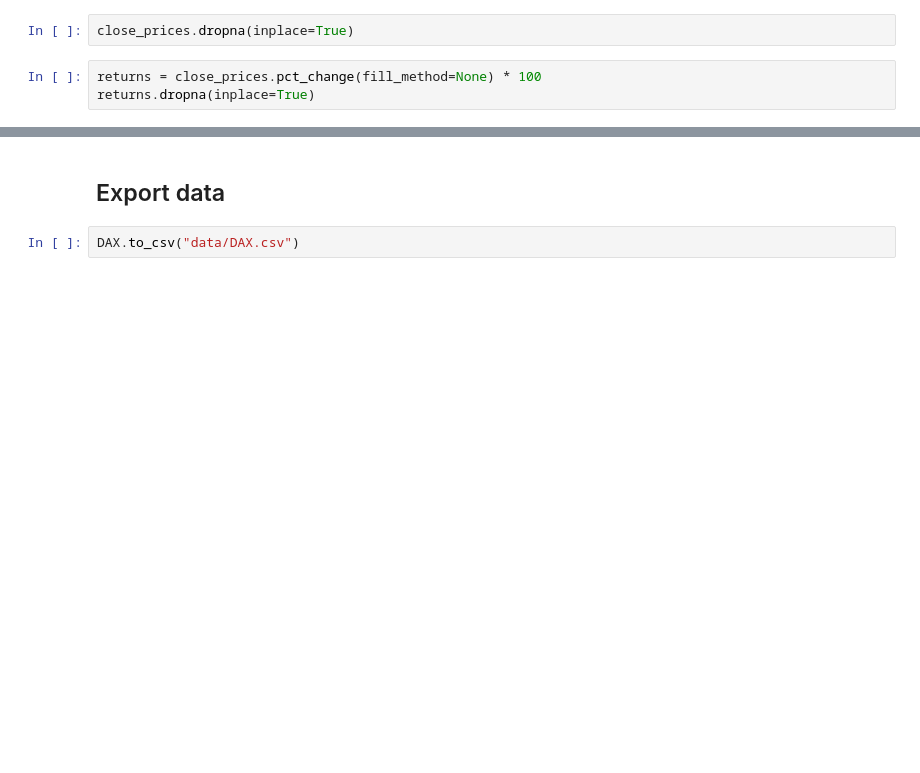
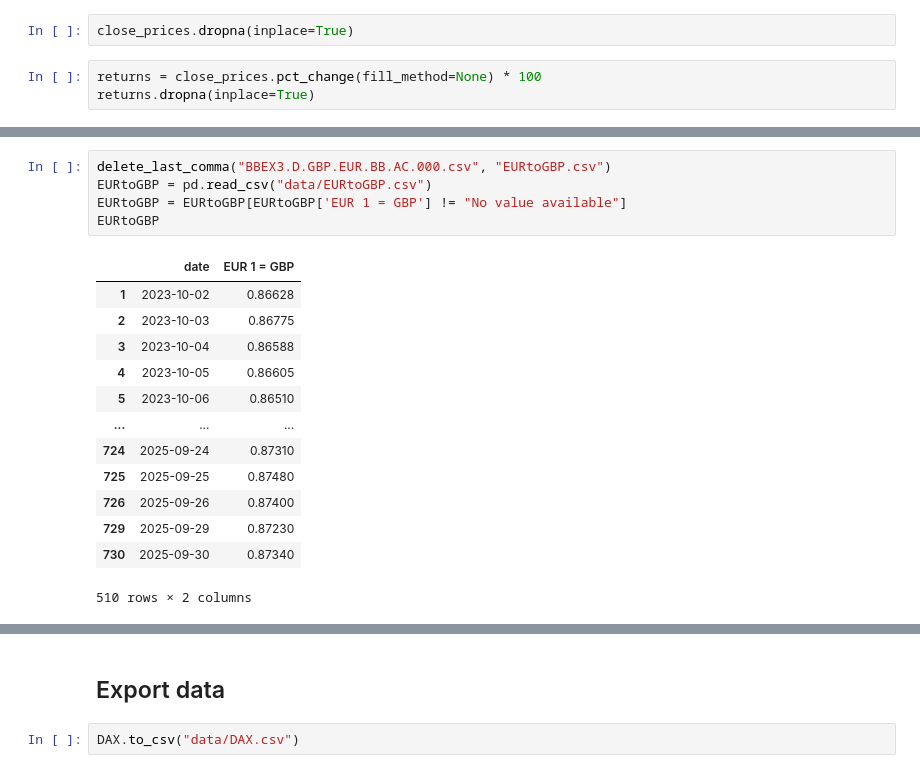
Before and after one commit to TebasMartinez/DA-DAX, a Jupyter notebook: Data Retrieval.ipynb, the cells around one changed output, grey strips where cells are left out. Cells and saved outputs as stored; diff of their text form; blank space fills up the shorter version.

```diff
--- a/Data Retrieval.ipynb
+++ b/Data Retrieval.ipynb
@@ -123,0 +160,19 @@ returns.head()
+# %%
+delete_last_comma("BBEX3.D.GBP.EUR.BB.AC.000.csv", "EURtoGBP.csv")
+EURtoGBP = pd.read_csv("data/EURtoGBP.csv")
+EURtoGBP = EURtoGBP[EURtoGBP['EUR 1 = GBP'] != "No value available"]
+EURtoGBP
+# %% [output]
+|  | date | EUR 1 = GBP |
+| 1 | 2023-10-02 | 0.86628 |
+| 2 | 2023-10-03 | 0.86775 |
+| 3 | 2023-10-04 | 0.86588 |
+| 4 | 2023-10-05 | 0.86605 |
+| 5 | 2023-10-06 | 0.86510 |
+| ... | ... | ... |
+| 724 | 2025-09-24 | 0.87310 |
+| 725 | 2025-09-25 | 0.87480 |
+| 726 | 2025-09-26 | 0.87400 |
+| 729 | 2025-09-29 | 0.87230 |
+| 730 | 2025-09-30 | 0.87340 |
+510 rows × 2 columns
```
Also changed, not shown: parts of 10 cells of this notebook, 8 other files.
